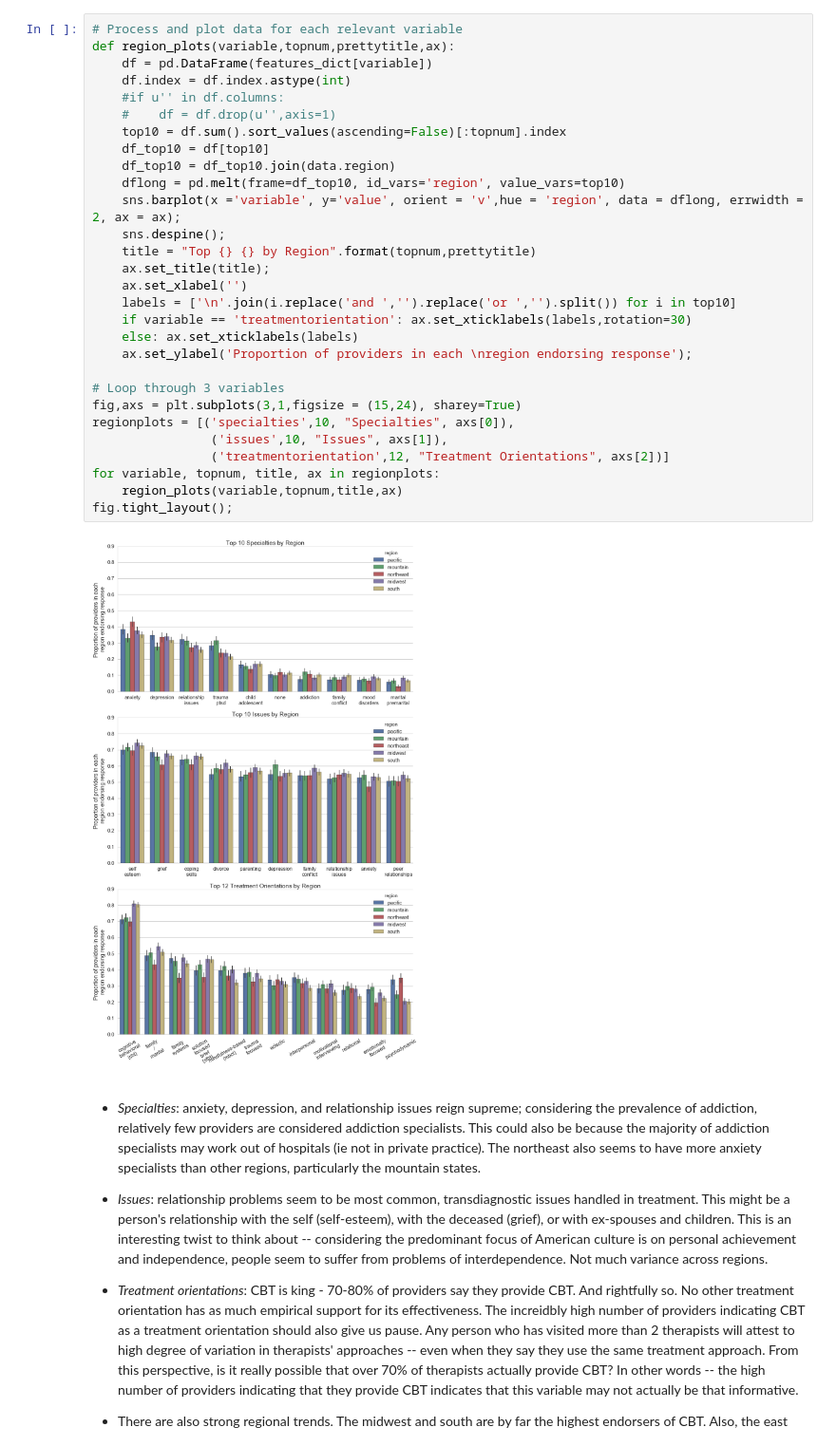
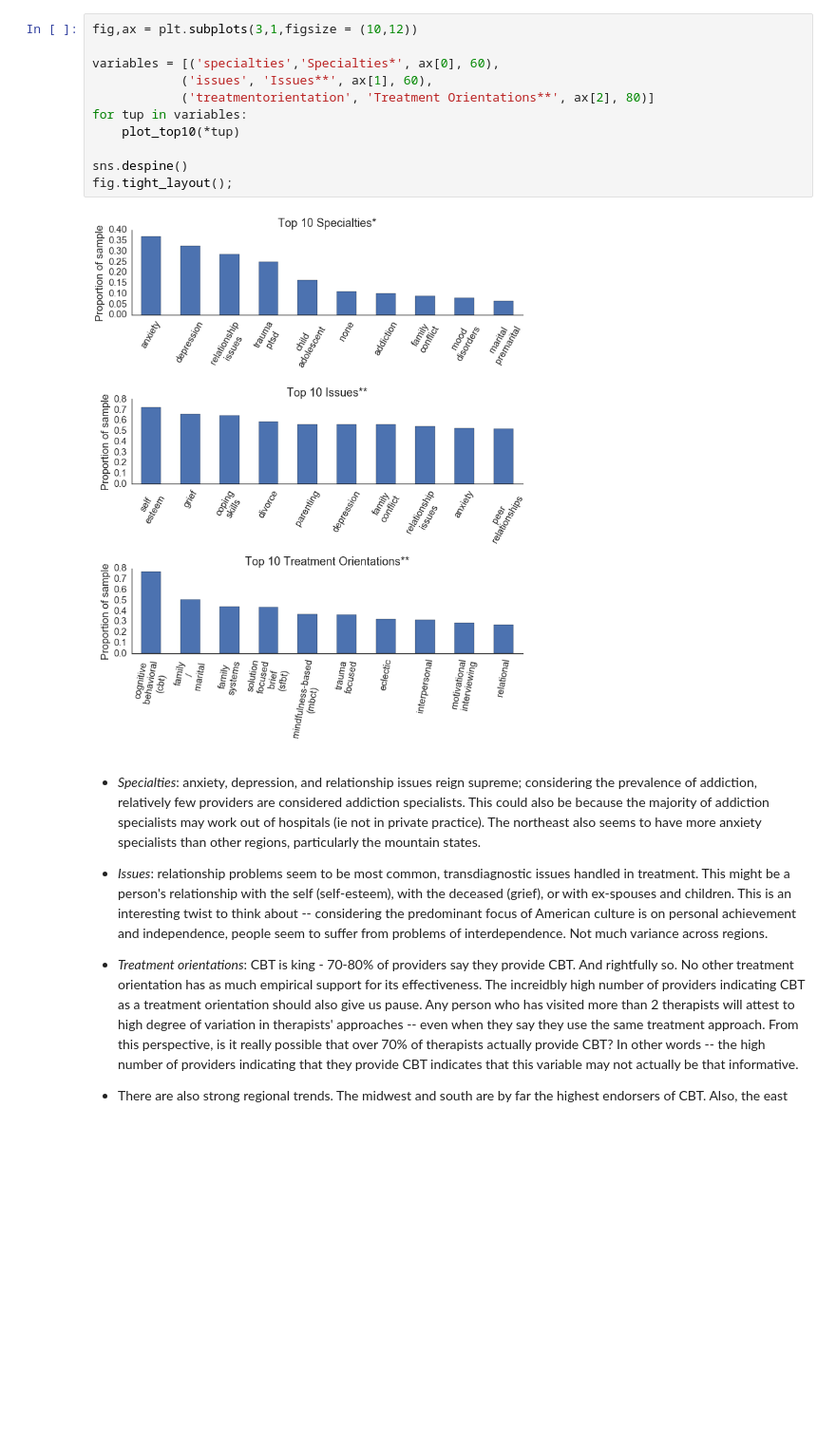
Before and after one commit to stevenfelix/PsychologyToday, a Jupyter notebook: blog - who are PT therapists?/who are PT therapists.ipynb, the cells around one changed output. Shown at 95% size. Cells and saved outputs as stored; diff of their text form; blank space fills up the shorter version.

```diff
--- a/blog - who are PT therapists?/who are PT therapists.ipynb
+++ b/blog - who are PT therapists?/who are PT therapists.ipynb
@@ -50,34 +118,16 @@ with open("../data/profilefeaturesdict_bool_dict.json", "r") as fd:
-# %%
-# Process and plot data for each relevant variable
-def region_plots(variable,topnum,prettytitle,ax):
-    df = pd.DataFrame(features_dict[variable])
-    df.index = df.index.astype(int)
-    #if u'' in df.columns:
-    #    df = df.drop(u'',axis=1)
-    top10 = df.sum().sort_values(ascending=False)[:topnum].index
-    df_top10 = df[top10]
-    df_top10 = df_top10.join(data.region)
-    dflong = pd.melt(frame=df_top10, id_vars='region', value_vars=top10)
-    sns.barplot(x ='variable', y='value', orient = 'v',hue = 'region', data = dflong, errwidth = 2, ax = ax);
-    sns.despine();
-    title = "Top {} {} by Region".format(topnum,prettytitle)
-    ax.set_title(title);
-    ax.set_xlabel('')
-    labels = ['\n'.join(i.replace('and ','').replace('or ','').split()) for i in top10]
-    if variable == 'treatmentorientation': ax.set_xticklabels(labels,rotation=30)
-    else: ax.set_xticklabels(labels)
-    ax.set_ylabel('Proportion of providers in each \nregion endorsing response');
-
-# Loop through 3 variables
-fig,axs = plt.subplots(3,1,figsize = (15,24), sharey=True)
-regionplots = [('specialties',10, "Specialties", axs[0]),
-                ('issues',10, "Issues", axs[1]),
-                ('treatmentorientation',12, "Treatment Orientations", axs[2])]
-for variable, topnum, title, ax in regionplots:
-    region_plots(variable,topnum,title,ax)
-fig.tight_layout();
-# %% [output]
-[figure, removed]
+# %%
+fig,ax = plt.subplots(3,1,figsize = (10,12))
+
+variables = [('specialties','Specialties*', ax[0], 60),
+            ('issues', 'Issues**', ax[1], 60),
+            ('treatmentorientation', 'Treatment Orientations**', ax[2], 80)]
+for tup in variables:
+    plot_top10(*tup)
+
+sns.despine()
+fig.tight_layout();
+# %% [output]
+[figure, added]
 # %% [markdown]
  - *Specialties*: anxiety, depression, and relationship issues reign supreme; considering the prevalence of addiction, relatively few providers are considered addiction specialists. This could also be because the majority of addiction specialists may work out of hospitals (ie not in private practice). The northeast also seems to have more anxiety specialists than other regions, particularly the mountain states.
 
```
Also changed, not shown: parts of 23 cells of this notebook, 1 other file.
